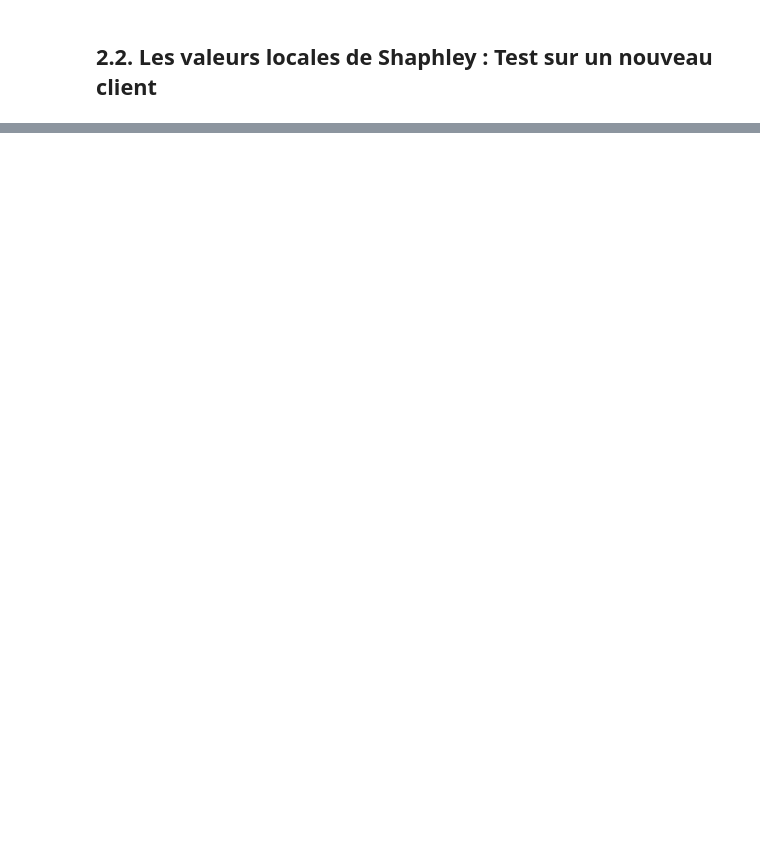
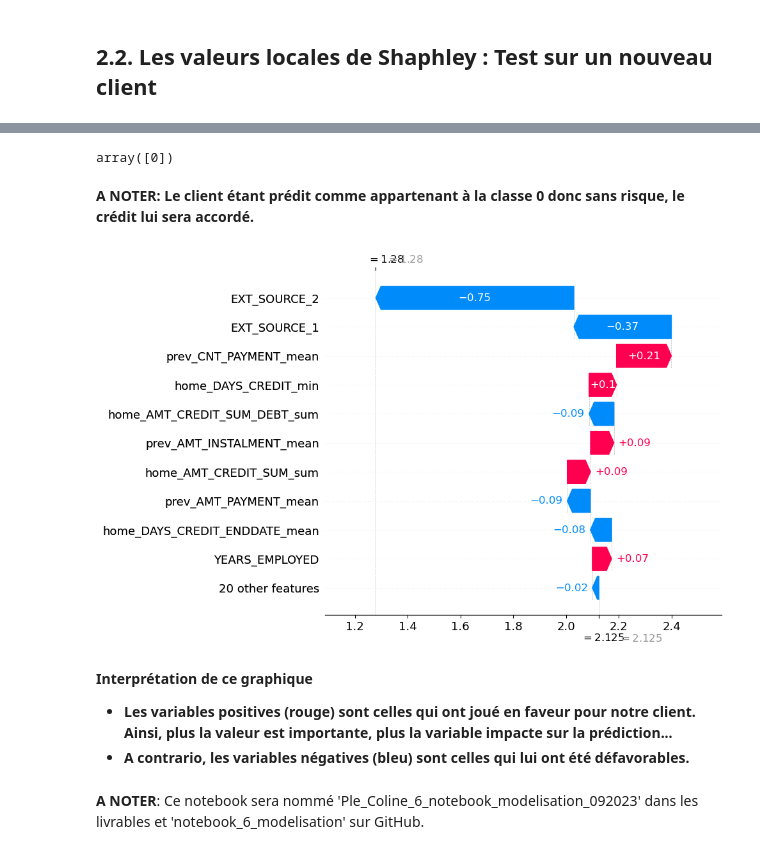
Before and after one commit to colple/Implementez_un_modele_de_scoring, a Jupyter notebook: Notebooks/notebook_6_modelisation.ipynb, the cells around one changed output, grey strips where cells are left out. Drawn from its saved outputs; the diff is of its cells as text; code cells hidden in the pictures; blank space fills up the shorter version.

Commit message:
Modification du calcul des valeurs de SHAP locales pour le nouveau client

```diff
--- a/Notebooks/notebook_6_modelisation.ipynb
+++ b/Notebooks/notebook_6_modelisation.ipynb
@@ -970,4 +970,4 @@ file_2.head()
 | 4 | 100038 | 180000.0 | 625500.0 | 32067.0 | 0.010032 | 0.202145 | ... |
 # %%
 # Copie du fichier
-test_shapley = file_2.copy()
+new_clients_df = file_2.copy()
@@ -1038,0 +974,10 @@ shap.plots._waterfall.waterfall_legacy(explainer.expected_value[1], shap_values_
+# %%
+# Liste des colonnes à mettre à l'échelle à l'exception de l'identifiant client
+columns_to_scale = new_clients_df.columns.difference(['SK_ID_CURR'])
+
+# Copie du DataFrame original par sécurité
+new_clients_df_scaled = new_clients_df.copy()
+
+# Standardisation des données avec le MinMax Scaler
+scaler = MinMaxScaler()
+new_clients_df_scaled[columns_to_scale] = scaler.fit_transform(new_clients_df[columns_to_scale])
@@ -1038,0 +989,4 @@ shap.plots._waterfall.waterfall_legacy(explainer.expected_value[1], shap_values_
+# %%
+# Elimination de la variable d'identification du client pour la prédiction et le calcul des valeurs locales de SHAPLEY
+new_clients_df_scaled = new_clients_df_scaled.drop("SK_ID_CURR", axis=1)
+new_clients_df_scaled.head()
@@ -1038,0 +1000,4 @@ shap.plots._waterfall.waterfall_legacy(explainer.expected_value[1], shap_values_
+# %%
+# Sélection d'un client au hasard
+test_new_client = new_clients_df_scaled.sample(n=1, random_state=42)
+test_new_client
@@ -1038,0 +1011,27 @@ shap.plots._waterfall.waterfall_legacy(explainer.expected_value[1], shap_values_
+# %%
+# Prédiction sur le nouveau client pris au hasard
+seuil_metier = 0.2222
+predicted_test_new_client = (model.predict_proba(test_new_client)[:, 1] > seuil_metier).astype(int)
+predicted_test_new_client
+# %% [output]
+array([0])
+# %% [markdown]
+**A NOTER: Le client étant prédit comme appartenant à la classe 0 donc sans risque, le crédit lui sera accordé.**
+# %%
+# Visualisation des valeurs SHAP
+shap_values_test = explainer(test_new_client, check_additivity=False)
+
+# Obtention des noms des variables
+column_names = test_new_client.columns
+
+# Utilisation de shap.plots._waterfall.waterfall_legacy avec les noms de variables et leurs valeurs
+shap.plots._waterfall.waterfall_legacy(explainer.expected_value[0], shap_values_test[0].values[:,1],
+                                      feature_names=column_names, max_display=11)
+# %% [output]
+[figure, added]
+# %% [markdown]
+**Interprétation de ce graphique**
+- **Les variables positives (rouge) sont celles qui ont joué en faveur pour notre client. Ainsi, plus la valeur est importante, plus la variable impacte sur la prédiction...**
+- **A contrario, les variables négatives (bleu) sont celles qui lui ont été défavorables.**
+# %% [markdown]
+**A NOTER**: Ce notebook sera nommé 'Ple_Coline_6_notebook_modelisation_092023' dans les livrables et 'notebook_6_modelisation' sur GitHub.
```
Also changed, not shown: parts of 28 cells of this notebook.
